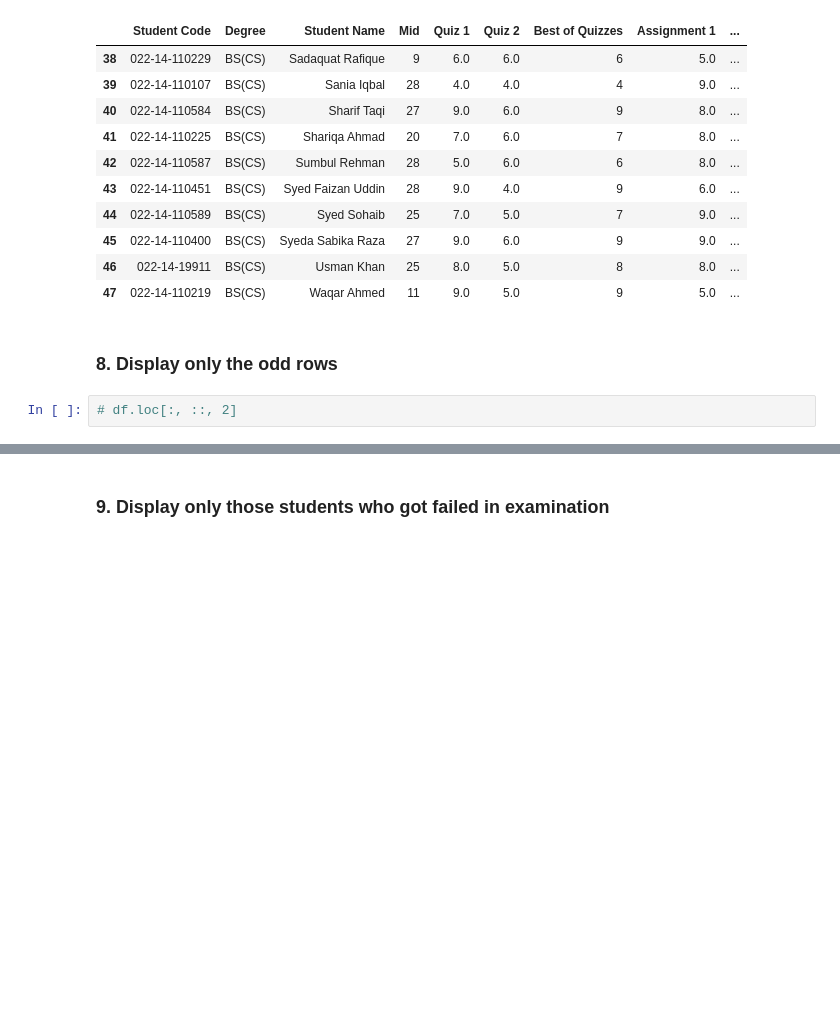
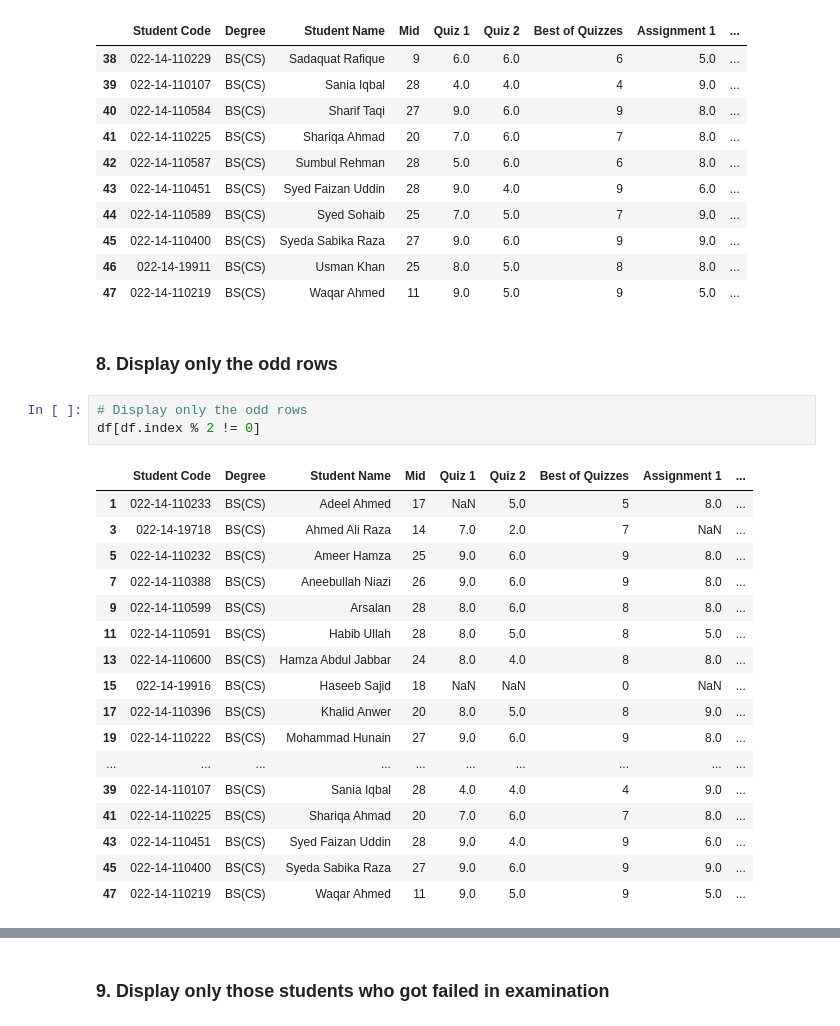
Before and after one commit to mhassandata/piaic_assignments, a Jupyter notebook: Pandas/pandas exercise(n).ipynb, the cells around one changed output, grey strips where cells are left out. Saved outputs shown, nothing was run; the diff lists cells and outputs as text; blank space fills up the shorter version.

Commit message:
Updated pandas assignment given by Dr Nouman

```diff
--- a/Pandas/pandas exercise(n).ipynb
+++ b/Pandas/pandas exercise(n).ipynb
@@ -131,5 +131,24 @@ df.tail(10)
 | 47 | 022-14-110219 | BS(CS) | Waqar Ahmed | 11 | 9.0 | 5.0 | 9 | 5.0 | ... |
 # %% [markdown]
 ### 8. Display only the odd rows
-# %%
-# df.loc[:, ::, 2]
+# %%
+# Display only the odd rows
+df[df.index % 2 != 0]
+# %% [output]
+|  | Student Code | Degree | Student Name | Mid | Quiz 1 | Quiz 2 | Best of Quizzes | Assignment 1 | ... |
+| 1 | 022-14-110233 | BS(CS) | Adeel Ahmed | 17 | NaN | 5.0 | 5 | 8.0 | ... |
+| 3 | 022-14-19718 | BS(CS) | Ahmed Ali Raza | 14 | 7.0 | 2.0 | 7 | NaN | ... |
+| 5 | 022-14-110232 | BS(CS) | Ameer Hamza | 25 | 9.0 | 6.0 | 9 | 8.0 | ... |
+| 7 | 022-14-110388 | BS(CS) | Aneebullah Niazi | 26 | 9.0 | 6.0 | 9 | 8.0 | ... |
+| 9 | 022-14-110599 | BS(CS) | Arsalan | 28 | 8.0 | 6.0 | 8 | 8.0 | ... |
+| 11 | 022-14-110591 | BS(CS) | Habib Ullah | 28 | 8.0 | 5.0 | 8 | 5.0 | ... |
+| 13 | 022-14-110600 | BS(CS) | Hamza Abdul Jabbar | 24 | 8.0 | 4.0 | 8 | 8.0 | ... |
+| 15 | 022-14-19916 | BS(CS) | Haseeb Sajid | 18 | NaN | NaN | 0 | NaN | ... |
+| 17 | 022-14-110396 | BS(CS) | Khalid Anwer | 20 | 8.0 | 5.0 | 8 | 9.0 | ... |
+| 19 | 022-14-110222 | BS(CS) | Mohammad Hunain | 27 | 9.0 | 6.0 | 9 | 8.0 | ... |
+| ... | ... | ... | ... | ... | ... | ... | ... | ... | ... |
+| 39 | 022-14-110107 | BS(CS) | Sania Iqbal | 28 | 4.0 | 4.0 | 4 | 9.0 | ... |
+| 41 | 022-14-110225 | BS(CS) | Shariqa Ahmad | 20 | 7.0 | 6.0 | 7 | 8.0 | ... |
+| 43 | 022-14-110451 | BS(CS) | Syed Faizan Uddin | 28 | 9.0 | 4.0 | 9 | 6.0 | ... |
+| 45 | 022-14-110400 | BS(CS) | Syeda Sabika Raza | 27 | 9.0 | 6.0 | 9 | 9.0 | ... |
+| 47 | 022-14-110219 | BS(CS) | Waqar Ahmed | 11 | 9.0 | 5.0 | 9 | 5.0 | ... |
```
Also changed, not shown: parts of 5 cells of this notebook.
